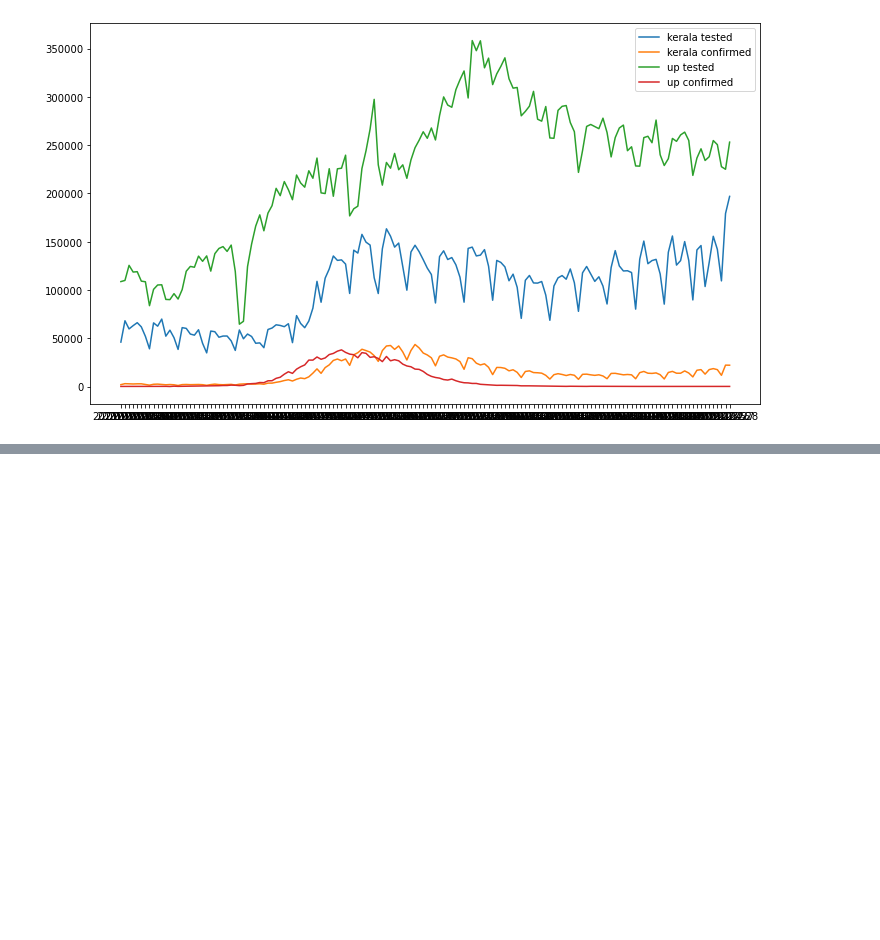
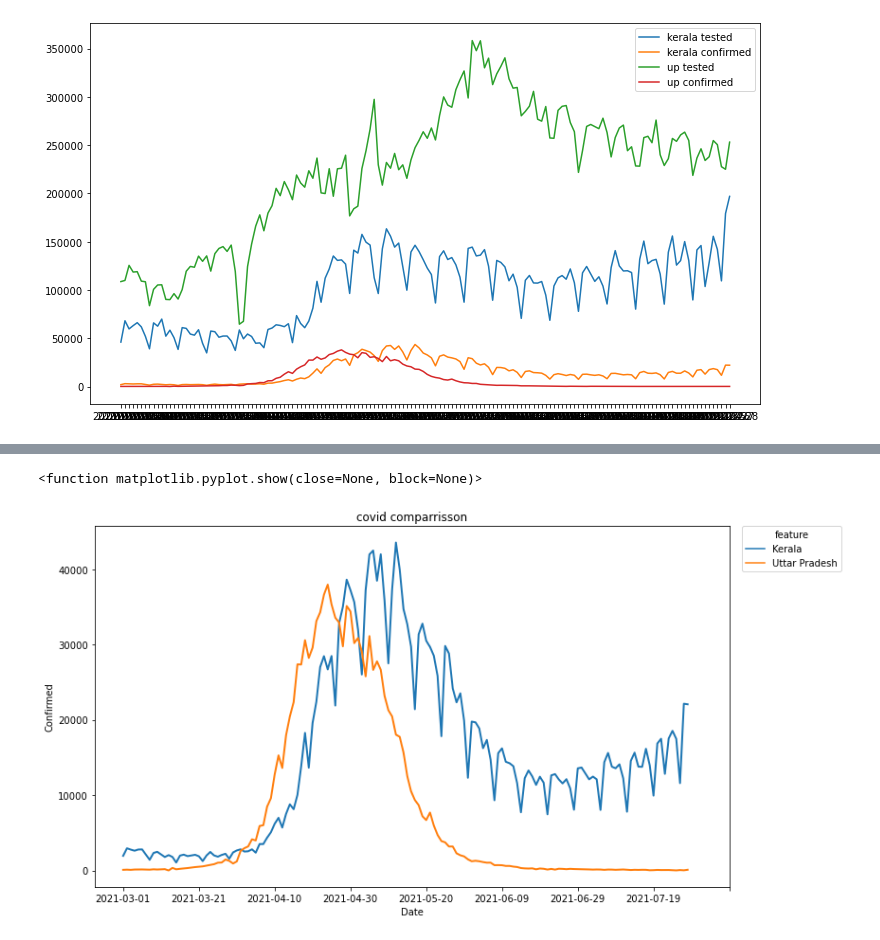
Before and after one commit to theDataQuad/covidWebapp, a Jupyter notebook: covid_Data_EDA.ipynb, the cells around one changed output, grey strips where cells are left out. Cells and saved outputs as stored; diff of their text form; code cells hidden in the pictures; blank space fills up the shorter version.

Commit message:
Created a function to get line plot

```diff
--- a/covid_Data_EDA.ipynb
+++ b/covid_Data_EDA.ipynb
@@ -270,0 +280,16 @@ plt.legend()
+# %%
+li=['Kerala','Uttar Pradesh']
+klup=swave[swave.State.isin(li)]
+# %%
+x = np.random.randint(low=0, high=5, size=150)
+
+fig, ax = plt.subplots(figsize=(12, 7))
+sns.lineplot(data=klup, x="Date", y='Confirmed', hue="State",linewidth = 2)
+plt.legend( bbox_to_anchor=(1.02, 1),loc='upper left', borderaxespad=0, title='feature')
+plt.title('covid comparrisson')
+plt.xticks(np.arange(0, len(x)+15, 20))
+#ax.set_xticks(np.arange(0, len(x)+1, 5))
+plt.show
+# %% [output]
+<function matplotlib.pyplot.show(close=None, block=None)>
+[figure, added]
```
Also changed, not shown: parts of 3 cells of this notebook.
